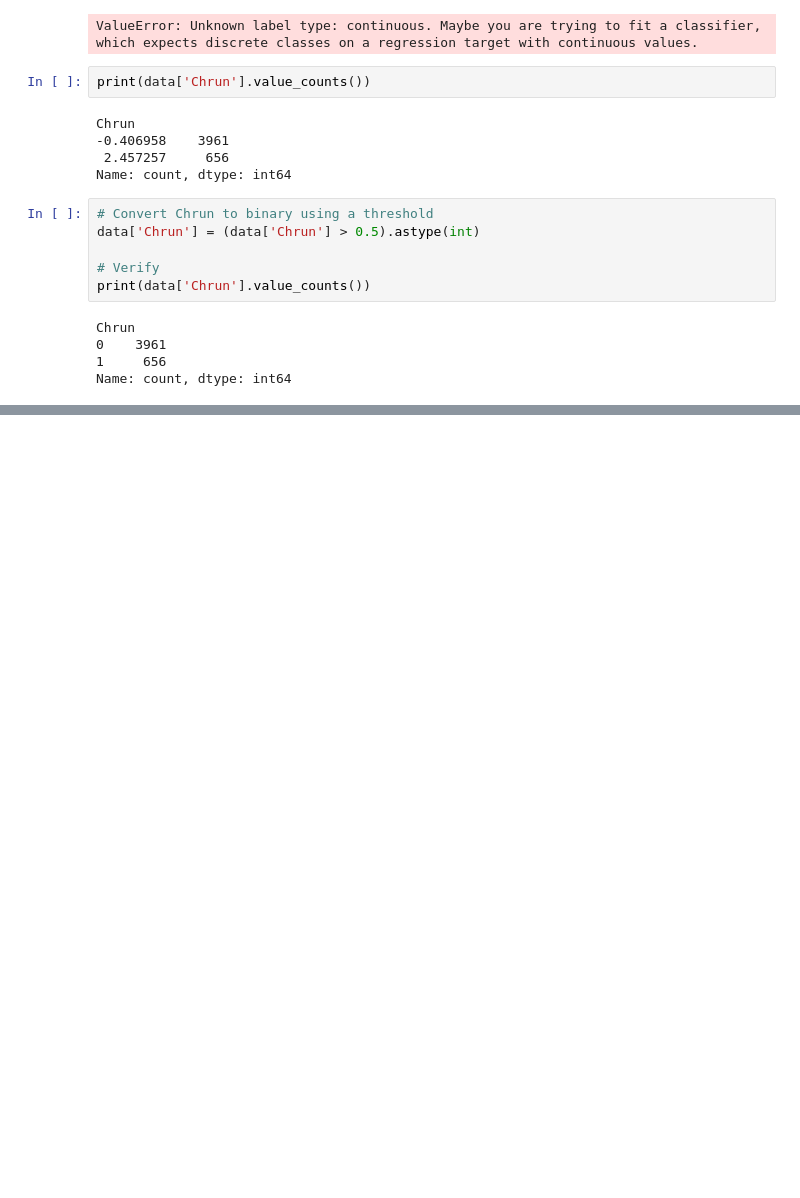
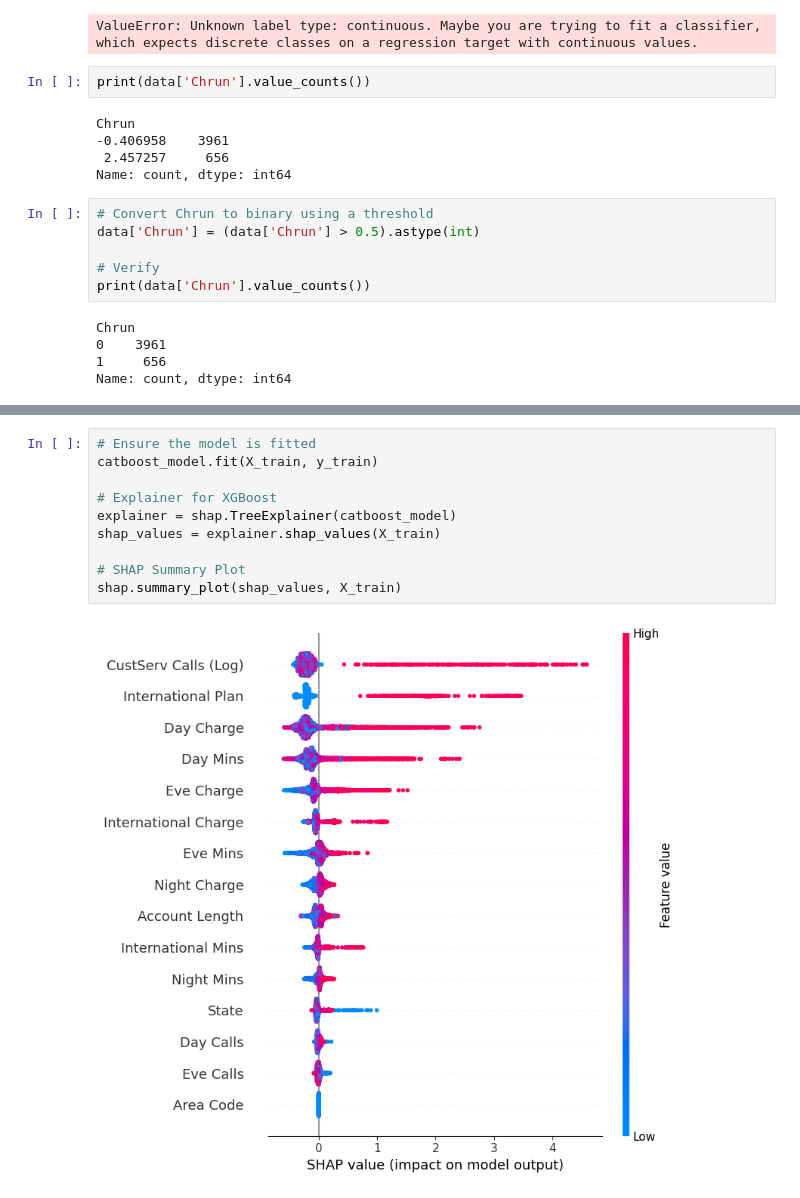
Before and after one commit to isahaq777/My_Projects, a Jupyter notebook: Data_Science_Projects/Telecom/no_chrun_telecom_new.ipynb, the cells around one changed output, grey strips where cells are left out. Drawn from its saved outputs; the diff is of its cells as text; blank space fills up the shorter version.

```diff
--- a/Data_Science_Projects/Telecom/no_chrun_telecom_new.ipynb
+++ b/Data_Science_Projects/Telecom/no_chrun_telecom_new.ipynb
@@ -1321,0 +1423,12 @@ weighted avg       0.89      0.88      0.89       924
+# %%
+# Ensure the model is fitted
+catboost_model.fit(X_train, y_train)
+
+# Explainer for XGBoost
+explainer = shap.TreeExplainer(catboost_model)
+shap_values = explainer.shap_values(X_train)
+
+# SHAP Summary Plot
+shap.summary_plot(shap_values, X_train)
+# %% [output]
+[figure, added]
```
Also changed, not shown: parts of 35 cells of this notebook, 7 other files.
